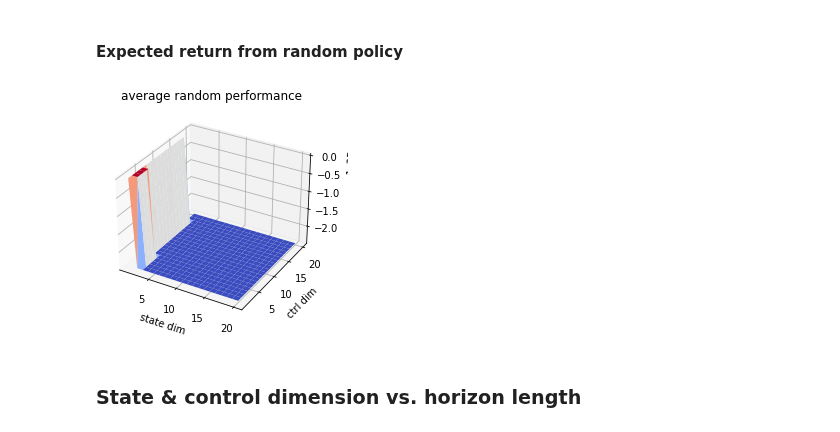
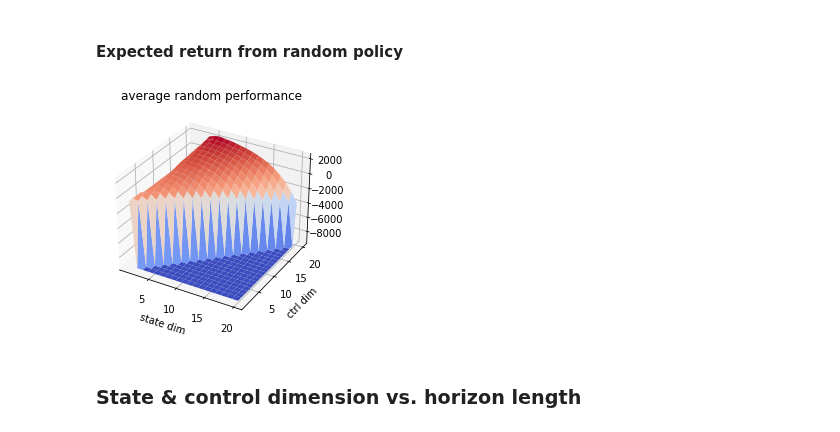
Before and after one commit to 0xangelo/LQSVG, a Jupyter notebook: experiments/notebooks/perf_and_grad.ipynb, the cells around one changed output. Drawn from its saved outputs; the diff is of its cells as text; code cells hidden in the pictures.

```diff
--- a/experiments/notebooks/perf_and_grad.ipynb
+++ b/experiments/notebooks/perf_and_grad.ipynb
@@ -418,0 +541,12 @@ plt.show()
+# %%
+state_dims = np.full(10, 2, dtype=int)
+ctrl_dims = np.full(10, 2, dtype=int)
+horizons = 100 * np.arange(1, 11)
+opt_ret_means = performance_matrix(
+    state_dims, ctrl_dims, horizons, lambda s, c, h: performance_samples((s, c, h), optimal=False, samples=100)
+).mean(-1)
+
+x = "horizon"; y = "random performance mean"
+data = {x: horizons, y: opt_ret_means}
+ax = sns.lineplot(x=x, y=y, data=data)
+plt.show()
@@ -418,0 +557,11 @@ plt.show()
+# %%
+state_dims = ctrl_dims = np.arange(1, 21)
+horizons = np.full(20, 100, dtype=int)
+opt_ret_means = performance_matrix(
+    state_dims, ctrl_dims, horizons, lambda s, c, h: performance_samples((s, c, h), optimal=False, samples=100)
+).mean(-1)
+
+x = "state & ctrl dim"; y = "random performance mean"
+data = {x: state_dims, y: opt_ret_means}
+ax = sns.lineplot(x=x, y=y, data=data)
+plt.show()
@@ -450,12 +605,14 @@ In what follows we set the horizon length to 100 steps.
 #### Best expected return
 # %%
-def optimal_performances_by_state_ctrl_dim(state_dim_arr: np.ndarray, ctrl_dim_arr: np.ndarray, horizon: int) -> np.ndarray:
+def performances_by_state_ctrl_dim(state_dim_arr: np.ndarray, ctrl_dim_arr: np.ndarray, horizon: int, optimal: bool) -> np.ndarray:
     horizon_arr = np.full_like(state_dim_arr, fill_value=horizon)
-    exp_opt_ret_mat = optimal_expected_return_matrix(state_dim_arr, ctrl_dim_arr, horizon_arr, samples=100, clip_ctrl_dim=True)
+    exp_opt_ret_mat = performance_matrix(
+        state_dim_arr, ctrl_dim_arr, horizon_arr, lambda s, c, h: performance_samples((s, c, h), optimal=optimal, samples=100, clip_ctrl_dim=True)
+    )
     return exp_opt_ret_mat
 # %%
-def average_optimal_performance_by_state_ctrl_dim(state_dim_arr: np.ndarray, ctrl_dim_arr: np.ndarray) -> np.ndarray:
-    z_arr = optimal_performances_by_state_ctrl_dim(state_dim_arr, ctrl_dim_arr, horizon=100).mean(axis=-1)
+def average_performance_by_state_ctrl_dim(state_dim_arr: np.ndarray, ctrl_dim_arr: np.ndarray, optimal: bool) -> np.ndarray:
+    z_arr = performances_by_state_ctrl_dim(state_dim_arr, ctrl_dim_arr, horizon=100, optimal=optimal).mean(axis=-1)
     # Filtering NaNs
     z_arr = np.nan_to_num(z_arr, nan=np.nanmin(z_arr))
     return z_arr
@@ -520,18 +636,18 @@ def average_random_performance_by_state_ctrl_dim(state_dim_arr: np.ndarray, ctrl
 # %%
 fig = plt.figure()
 ax = fig.add_subplot(projection="3d")
 plot_3d_from_2d_function(
     ax,
     xrange=np.arange(1, 21),
     yrange=np.arange(1, 21),
-    function=average_random_performance_by_state_ctrl_dim,
+    function=lambda x, y: average_performance_by_state_ctrl_dim(x, y, optimal=False),
 )
 ax.set_xlabel("state dim")
 ax.set_ylabel("ctrl dim")
 ax.set_title("average random performance")
 plt.show()
 # %% [output]
-[figure, old version]
+[figure, new version]
 # %% [markdown]
 ### State & control dimension vs. horizon length
 # %% [markdown]
```
Also changed, not shown: parts of 50 cells of this notebook.
